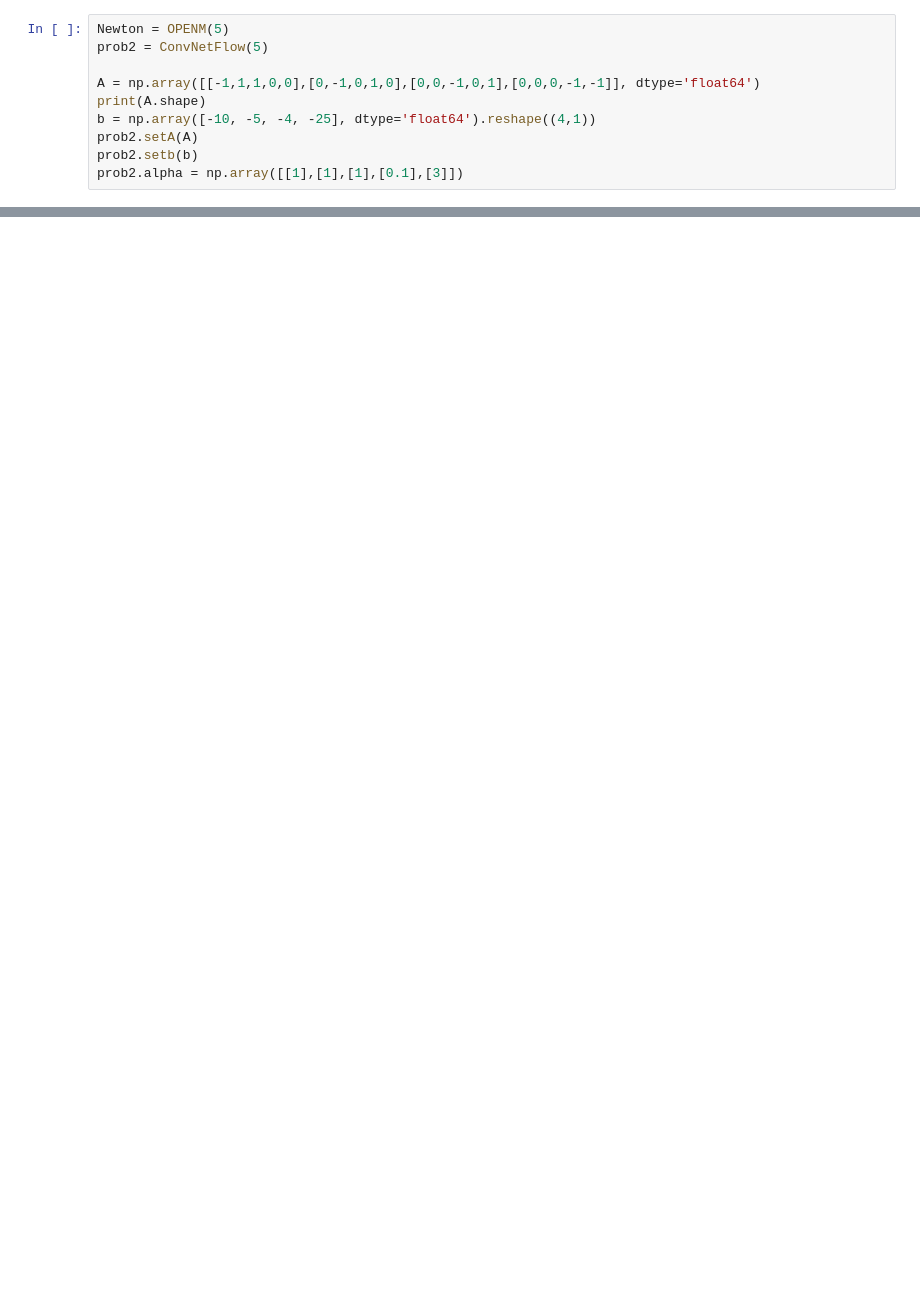
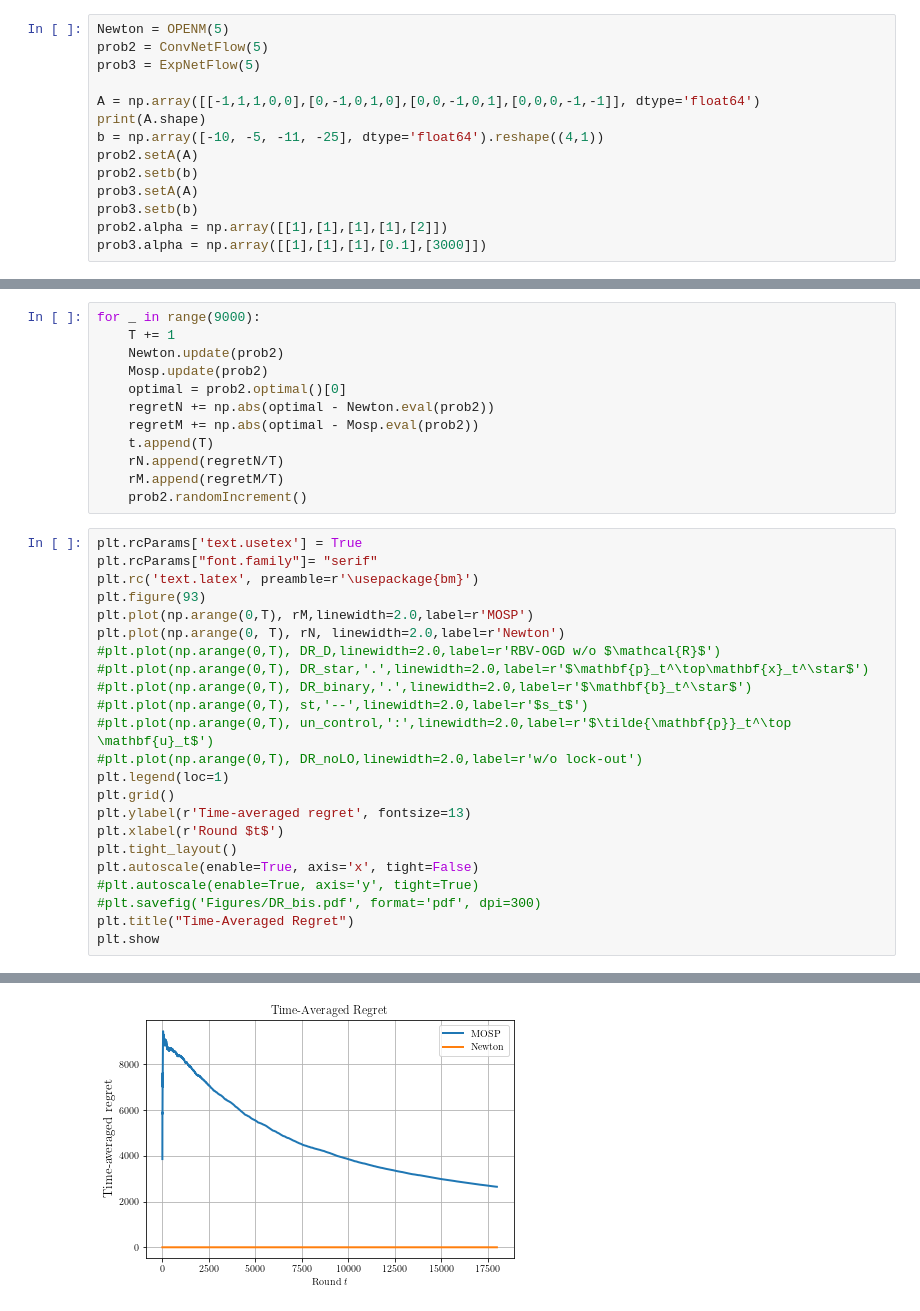
Before and after one commit to The-Wolf3/OnlineToolbox, a Jupyter notebook: test2.ipynb, the cells around one changed output, grey strips where cells are left out. Drawn from its saved outputs; the diff is of its cells as text; blank space fills up the shorter version.

```diff
--- a/test2.ipynb
+++ b/test2.ipynb
@@ -3,12 +9,16 @@ from Algorithm import *
 # %%
 Newton = OPENM(5)
 prob2 = ConvNetFlow(5)
+prob3 = ExpNetFlow(5)
 
 A = np.array([[-1,1,1,0,0],[0,-1,0,1,0],[0,0,-1,0,1],[0,0,0,-1,-1]], dtype='float64')
 print(A.shape)
-b = np.array([-10, -5, -4, -25], dtype='float64').reshape((4,1))
+b = np.array([-10, -5, -11, -25], dtype='float64').reshape((4,1))
 prob2.setA(A)
 prob2.setb(b)
-prob2.alpha = np.array([[1],[1],[1],[0.1],[3]])
+prob3.setA(A)
+prob3.setb(b)
+prob2.alpha = np.array([[1],[1],[1],[1],[2]])
+prob3.alpha = np.array([[1],[1],[1],[0.1],[3000]])
 # %% [output]
 (4, 5)
@@ -22,0 +58,36 @@ array([-10.,  -5.,  -4., -25.])
+# %%
+for _ in range(9000):
+    T += 1
+    Newton.update(prob2)
+    Mosp.update(prob2)
+    optimal = prob2.optimal()[0]
+    regretN += np.abs(optimal - Newton.eval(prob2))
+    regretM += np.abs(optimal - Mosp.eval(prob2))
+    t.append(T)
+    rN.append(regretN/T)
+    rM.append(regretM/T)
+    prob2.randomIncrement()
+# %%
+plt.rcParams['text.usetex'] = True
+plt.rcParams["font.family"]= "serif"
+plt.rc('text.latex', preamble=r'\usepackage{bm}')
+plt.figure(93)
+plt.plot(np.arange(0,T), rM,linewidth=2.0,label=r'MOSP')
+plt.plot(np.arange(0, T), rN, linewidth=2.0,label=r'Newton')
+#plt.plot(np.arange(0,T), DR_D,linewidth=2.0,label=r'RBV-OGD w/o $\mathcal{R}$')
+#plt.plot(np.arange(0,T), DR_star,'.',linewidth=2.0,label=r'$\mathbf{p}_t^\top\mathbf{x}_t^\star$')
+#plt.plot(np.arange(0,T), DR_binary,'.',linewidth=2.0,label=r'$\mathbf{b}_t^\star$')
+#plt.plot(np.arange(0,T), st,'--',linewidth=2.0,label=r'$s_t$')
+#plt.plot(np.arange(0,T), un_control,':',linewidth=2.0,label=r'$\tilde{\mathbf{p}}_t^\top \mathbf{u}_t$')
+#plt.plot(np.arange(0,T), DR_noLO,linewidth=2.0,label=r'w/o lock-out')
+plt.legend(loc=1)
+plt.grid()
+plt.ylabel(r'Time-averaged regret', fontsize=13)
+plt.xlabel(r'Round $t$')
+plt.tight_layout()
+plt.autoscale(enable=True, axis='x', tight=False)
+#plt.autoscale(enable=True, axis='y', tight=True)
+#plt.savefig('Figures/DR_bis.pdf', format='pdf', dpi=300)
+plt.title("Time-Averaged Regret")
+plt.show
+# %% [output]
@@ -22,0 +95 @@ array([-10.,  -5.,  -4., -25.])
+[figure, added]
```
Also changed, not shown: parts of 21 cells of this notebook, 6 other files.
